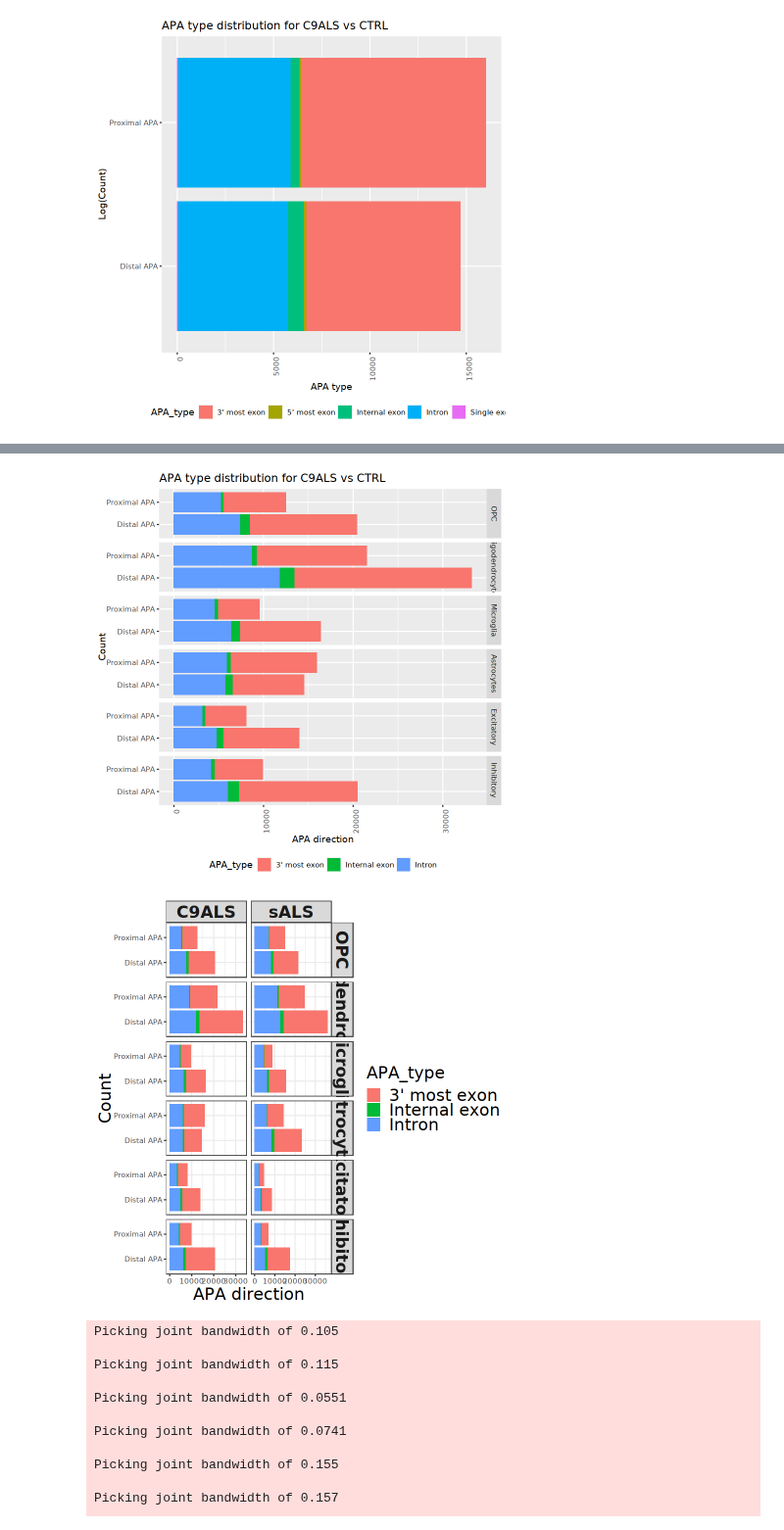
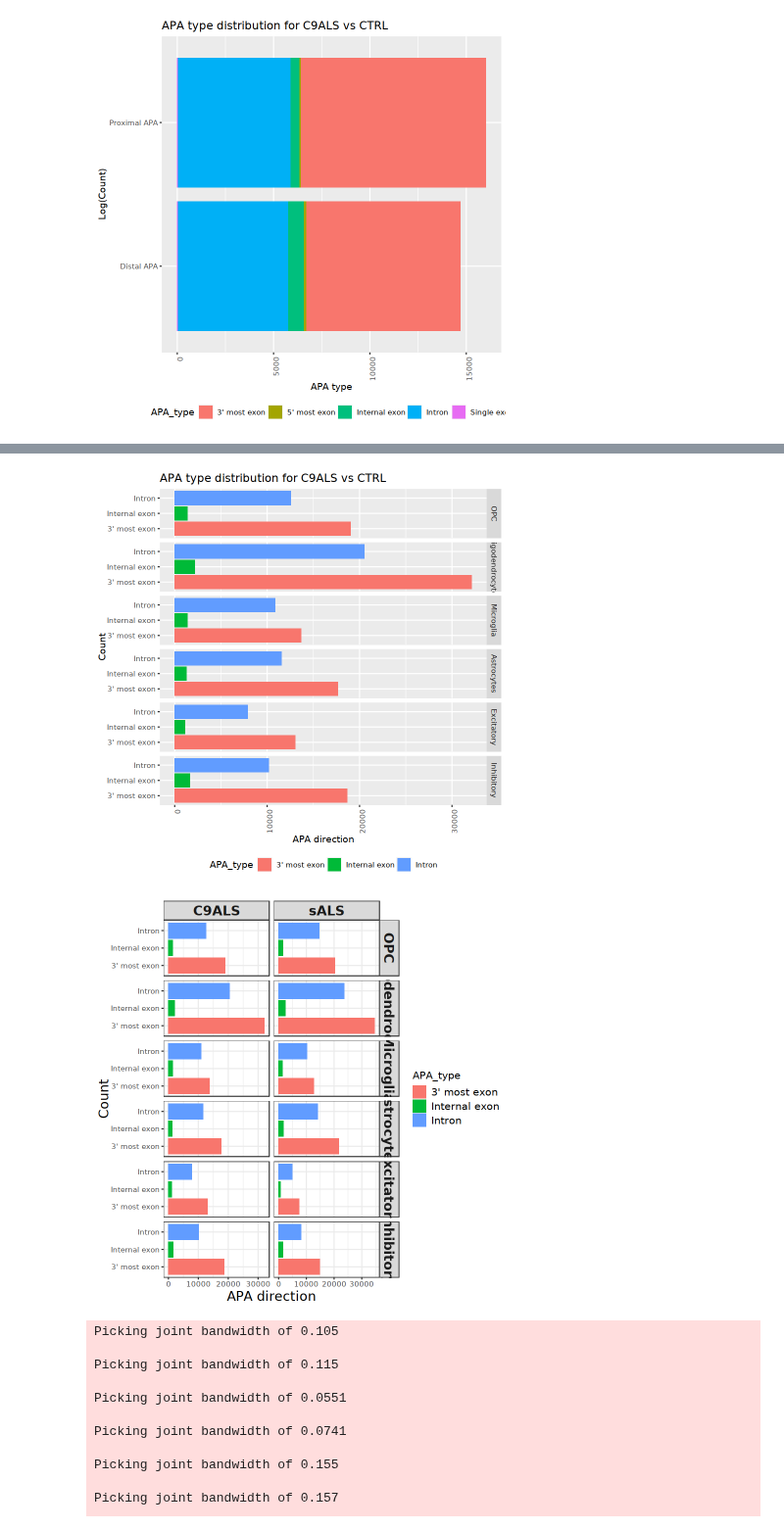
Before and after one commit to AidenSb/APA, a Jupyter notebook: For_DL_model/APA_plots.ipynb, the cells around one changed output, grey strips where cells are left out. Shown at 98% size. Saved outputs shown, nothing was run; the diff lists cells and outputs as text; code cells hidden in the pictures.

```diff
--- a/For_DL_model/APA_plots.ipynb
+++ b/For_DL_model/APA_plots.ipynb
@@ -193,42 +231,42 @@ c9df %>%
 
 c9df %>%  filter(APA_type %in% c("3' most exon", 'Internal exon', "Intron")) %>%
   mutate(celltype = factor(celltype, levels = c("OPC", "Oligodendrocytes", "Microglia", "Astrocytes", "Excitatory", "Inhibitory"))) %>%
-  ggplot(aes(y = APA_direction, fill = APA_type)) +
+  ggplot(aes(y = APA_type, fill = APA_type)) +
   geom_bar() +
   facet_grid(celltype ~ ., scales = "free") +
   theme(axis.text.x = element_text(angle = 90, hjust = 1)) +
   labs(x = 'APA direction', y = 'Count', title = 'APA type distribution for C9ALS vs CTRL') +
   theme(legend.position = "bottom")
 # %% [output]
-[figure, old version]
+[figure, new version]
 # %%
 c9df$condition <- 'C9ALS'
 salsdf$condition <- 'sALS'
 
 combined_df <- rbind(c9df, salsdf)
 
 combined_df <- combined_df %>% mutate(celltype = fct_relevel(celltype, c("OPC", "Oligodendrocytes", "Microglia", "Astrocytes", "Excitatory", "Inhibitory")))
 
 combined_df %>% filter(APA_type %in% c("3' most exon", 'Internal exon', "Intron")) %>%
-  ggplot(aes(y = APA_direction, fill = APA_type)) +
+  ggplot(aes(y = APA_type, fill = APA_type)) +
   geom_bar() +
   facet_grid(celltype  ~ condition , scales = "free") +
   theme(axis.text.x = element_text(angle = 90, hjust = 1)) +
   labs(x = 'APA direction', y = 'Count', title = NULL) +
   theme(legend.position = "bottom") +
    theme_bw() +
   theme(
     plot.title = element_text(size = 20, face = "bold", hjust = 0.5),
     axis.title.x = element_text(size = 16),
     axis.title.y = element_text(size = 16),
     strip.text = element_text(size = 16, face = "bold"),
     legend.title = element_text(size = 12),
     legend.text = element_text(size = 12)
   )
 # save in A4 size
-ggsave("/data1/APA/Paul_ALS_Data/bams_in/subscelltype_bamfiles/Mapper_outs/results/plots/APA_type_barplots.pdf", width = 8, height = 11, dpi = 300)
+ggsave("/data1/APA/Paul_ALS_Data/bams_in/subscelltype_bamfiles/Mapper_outs/results/plots/APA_type_barplots_2.pdf", width = 8, height = 11, dpi = 300)
 # %% [output]
-[figure, old version]
+[figure, new version]
 # %%
 combined_df %>%
   ggplot(aes(x = APA_LFC, y = celltype, fill = 0.5 - abs(0.5 - stat(ecdf)))) +
```
Also changed, not shown: parts of 2 cells of this notebook.
